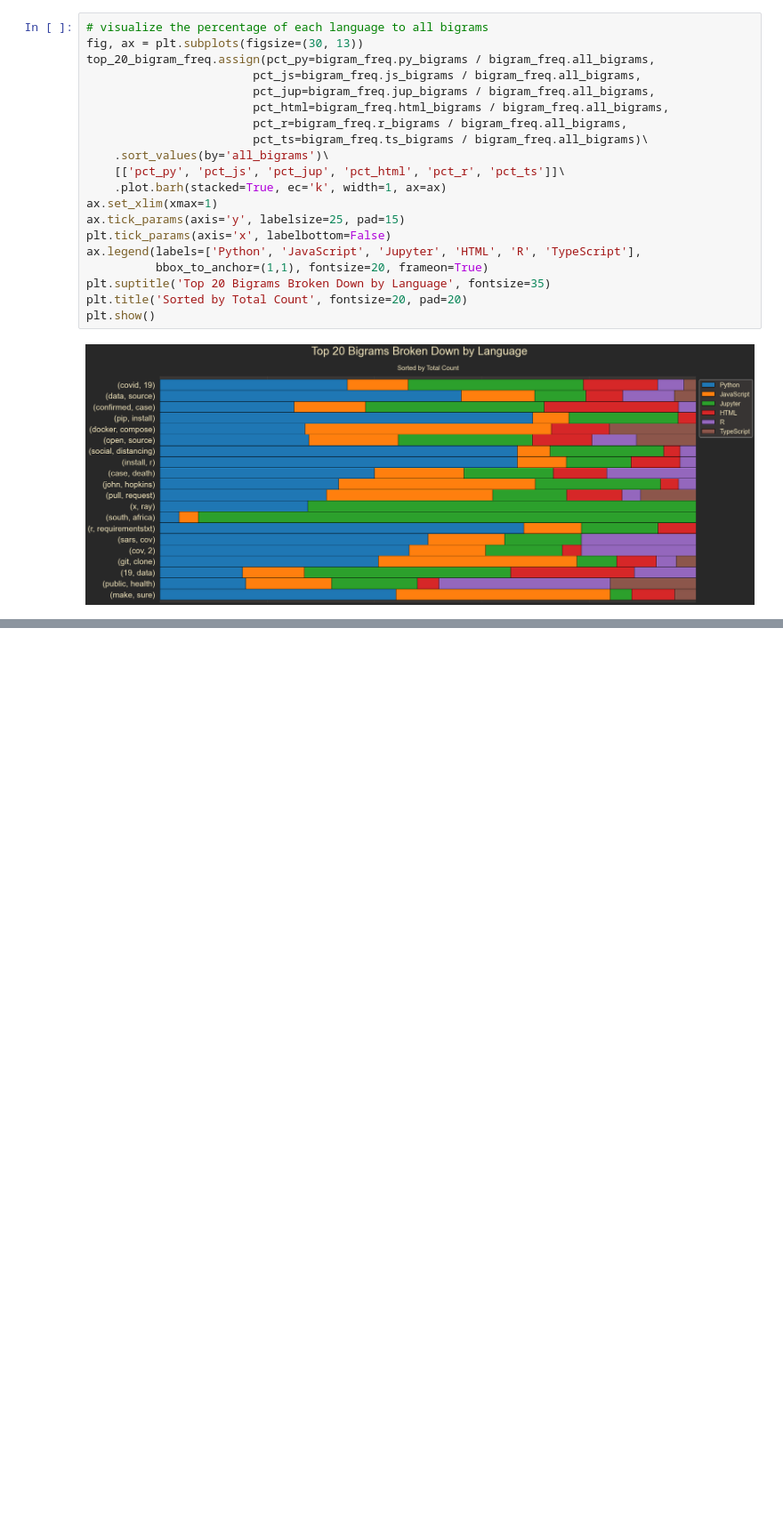
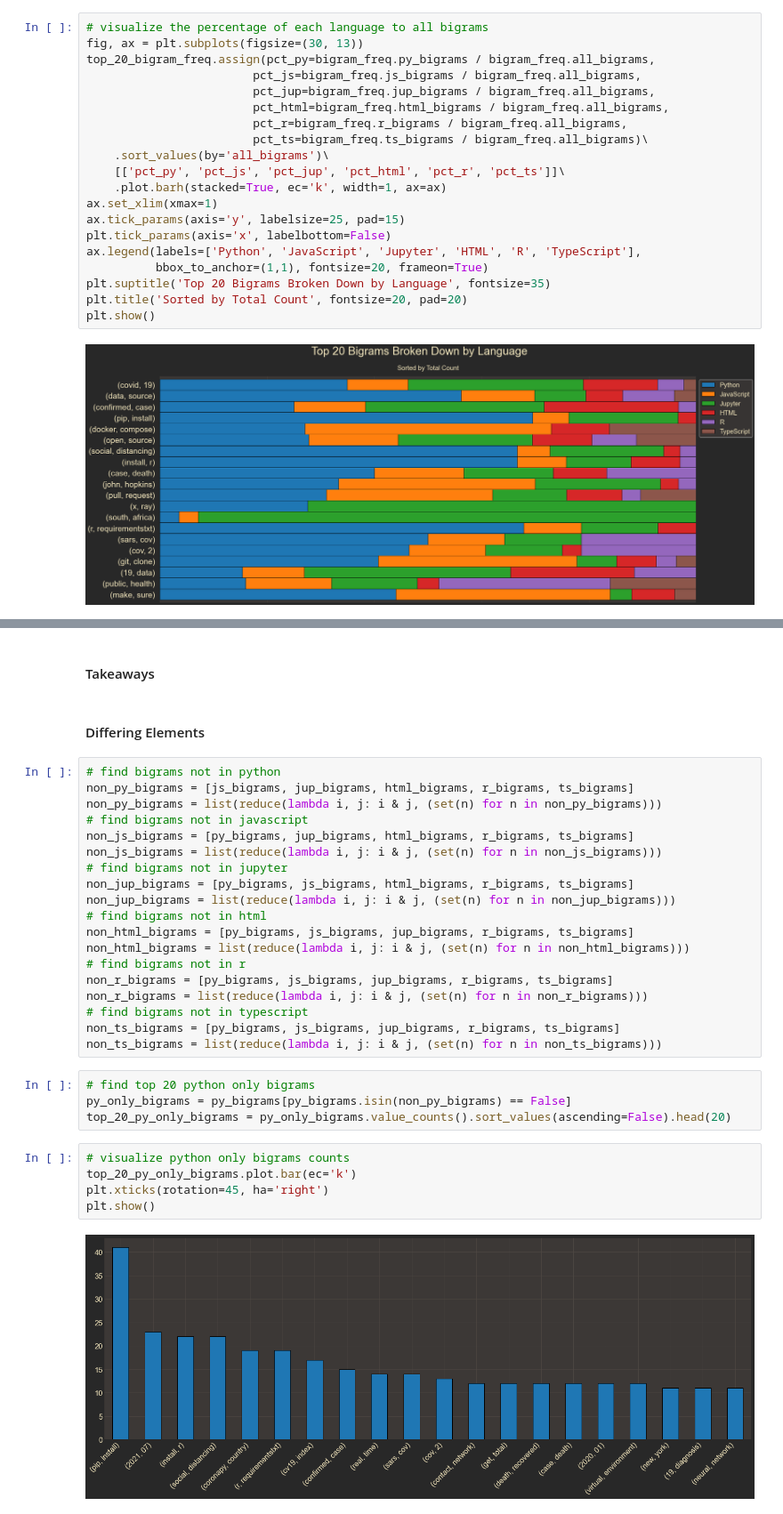
Before and after one commit to NLP-Project-CRT/NLP-Project, a Jupyter notebook: rz_workbook.ipynb, the cells around one changed output, grey strips where cells are left out. Shown at 89% size. Cells and saved outputs as stored; diff of their text form; blank space fills up the shorter version.

```diff
--- a/rz_workbook.ipynb
+++ b/rz_workbook.ipynb
@@ -571,0 +633,34 @@ TypeScript is missing 18 bigram(s): [('south', 'africa'), ('r', 'requirementstxt
+# %% [markdown]
+#### Takeaways
+# %% [markdown]
+#### Differing Elements
+# %%
+# find bigrams not in python
+non_py_bigrams = [js_bigrams, jup_bigrams, html_bigrams, r_bigrams, ts_bigrams]
+non_py_bigrams = list(reduce(lambda i, j: i & j, (set(n) for n in non_py_bigrams)))
+# find bigrams not in javascript
+non_js_bigrams = [py_bigrams, jup_bigrams, html_bigrams, r_bigrams, ts_bigrams]
+non_js_bigrams = list(reduce(lambda i, j: i & j, (set(n) for n in non_js_bigrams)))
+# find bigrams not in jupyter
+non_jup_bigrams = [py_bigrams, js_bigrams, html_bigrams, r_bigrams, ts_bigrams]
+non_jup_bigrams = list(reduce(lambda i, j: i & j, (set(n) for n in non_jup_bigrams)))
+# find bigrams not in html
+non_html_bigrams = [py_bigrams, js_bigrams, jup_bigrams, r_bigrams, ts_bigrams]
+non_html_bigrams = list(reduce(lambda i, j: i & j, (set(n) for n in non_html_bigrams)))
+# find bigrams not in r
+non_r_bigrams = [py_bigrams, js_bigrams, jup_bigrams, r_bigrams, ts_bigrams]
+non_r_bigrams = list(reduce(lambda i, j: i & j, (set(n) for n in non_r_bigrams)))
+# find bigrams not in typescript
+non_ts_bigrams = [py_bigrams, js_bigrams, jup_bigrams, r_bigrams, ts_bigrams]
+non_ts_bigrams = list(reduce(lambda i, j: i & j, (set(n) for n in non_ts_bigrams)))
+# %%
+# find top 20 python only bigrams
+py_only_bigrams = py_bigrams[py_bigrams.isin(non_py_bigrams) == False]
+top_20_py_only_bigrams = py_only_bigrams.value_counts().sort_values(ascending=False).head(20)
+# %%
+# visualize python only bigrams counts
+top_20_py_only_bigrams.plot.bar(ec='k')
+plt.xticks(rotation=45, ha='right')
+plt.show()
+# %% [output]
+[figure, added]
```
Also changed, not shown: parts of 34 cells of this notebook.
